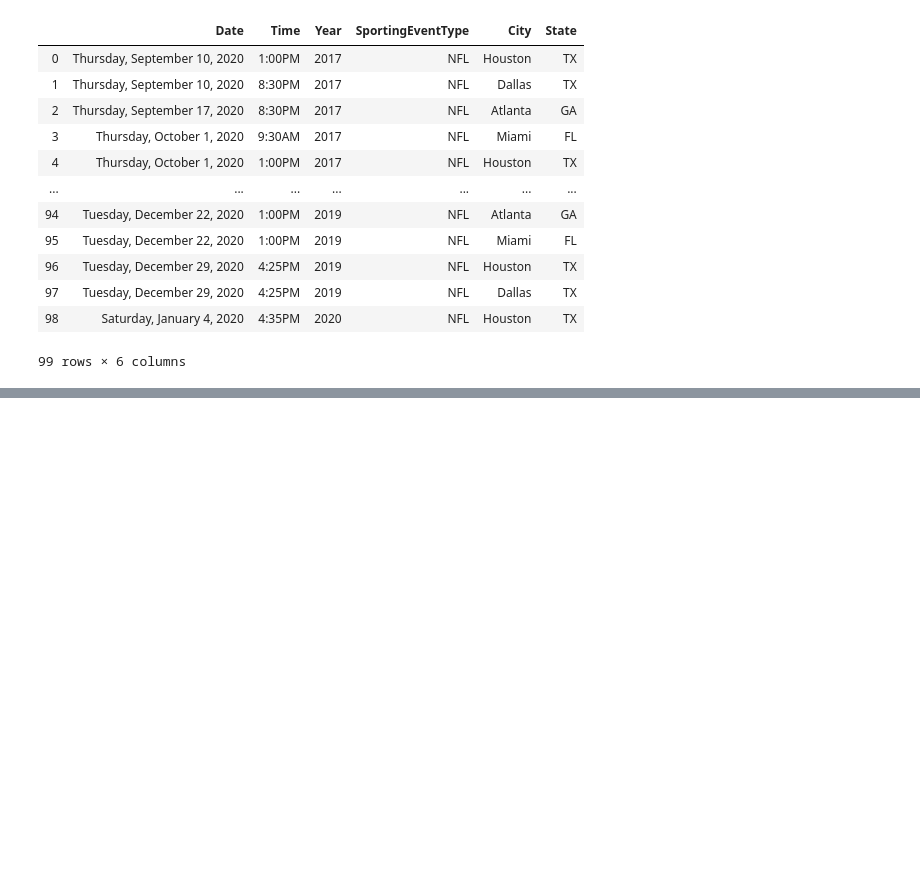
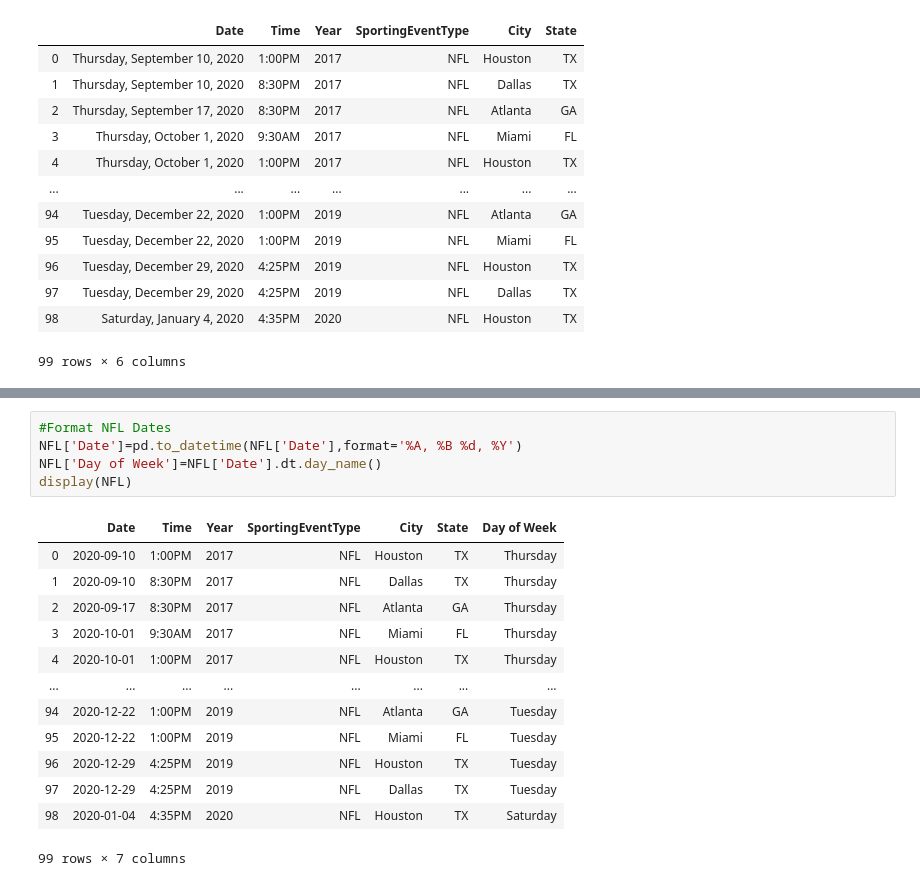
Before and after one commit to holden-herrell/IST718_GROUP_PROJECT, a Jupyter notebook: IST718-Final-Project.ipynb, the cells around one changed output, grey strips where cells are left out. Drawn from its saved outputs; the diff is of its cells as text; blank space fills up the shorter version.

```diff
--- a/IST718-Final-Project.ipynb
+++ b/IST718-Final-Project.ipynb
@@ -222,0 +232,19 @@ display(NBA)
+# %%
+#Format NFL Dates
+NFL['Date']=pd.to_datetime(NFL['Date'],format='%A, %B %d, %Y')
+NFL['Day of Week']=NFL['Date'].dt.day_name()
+display(NFL)
+# %% [output]
+|  | Date | Time | Year | SportingEventType | City | State | Day of Week |
+| 0 | 2020-09-10 | 1:00PM | 2017 | NFL | Houston | TX | Thursday |
+| 1 | 2020-09-10 | 8:30PM | 2017 | NFL | Dallas | TX | Thursday |
+| 2 | 2020-09-17 | 8:30PM | 2017 | NFL | Atlanta | GA | Thursday |
+| 3 | 2020-10-01 | 9:30AM | 2017 | NFL | Miami | FL | Thursday |
+| 4 | 2020-10-01 | 1:00PM | 2017 | NFL | Houston | TX | Thursday |
+| ... | ... | ... | ... | ... | ... | ... | ... |
+| 94 | 2020-12-22 | 1:00PM | 2019 | NFL | Atlanta | GA | Tuesday |
+| 95 | 2020-12-22 | 1:00PM | 2019 | NFL | Miami | FL | Tuesday |
+| 96 | 2020-12-29 | 4:25PM | 2019 | NFL | Houston | TX | Tuesday |
+| 97 | 2020-12-29 | 4:25PM | 2019 | NFL | Dallas | TX | Tuesday |
+| 98 | 2020-01-04 | 4:35PM | 2020 | NFL | Houston | TX | Saturday |
+99 rows × 7 columns
```
Also changed, not shown: parts of 4 cells of this notebook.
